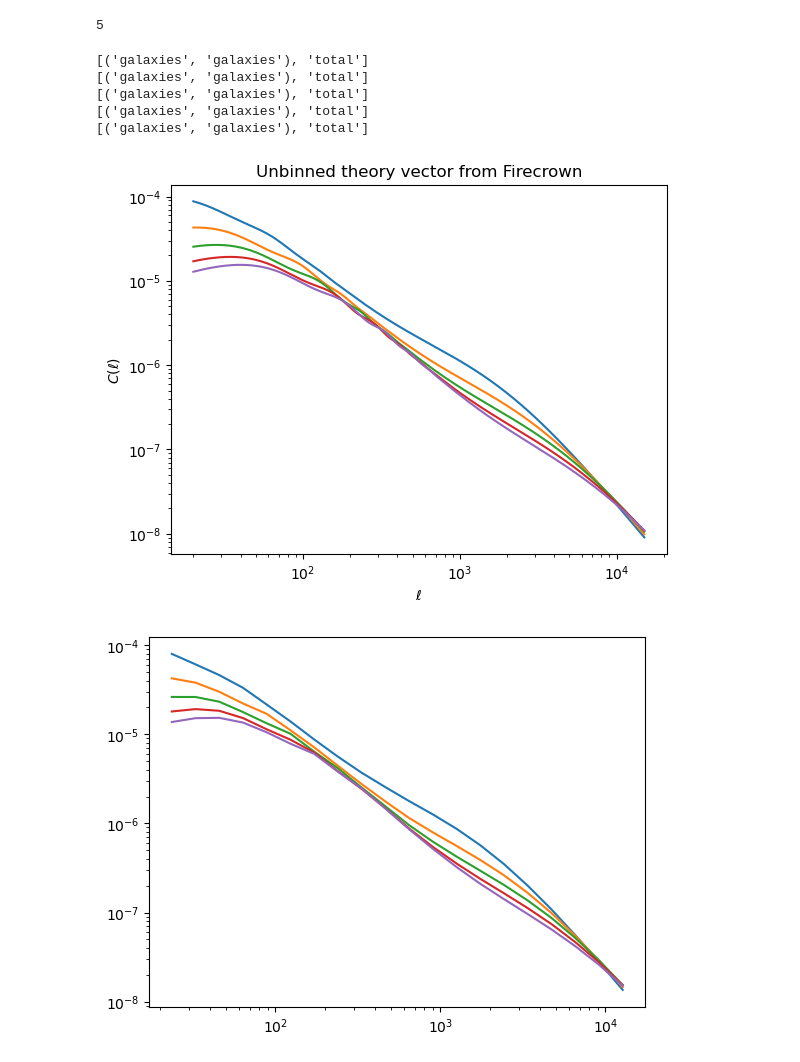
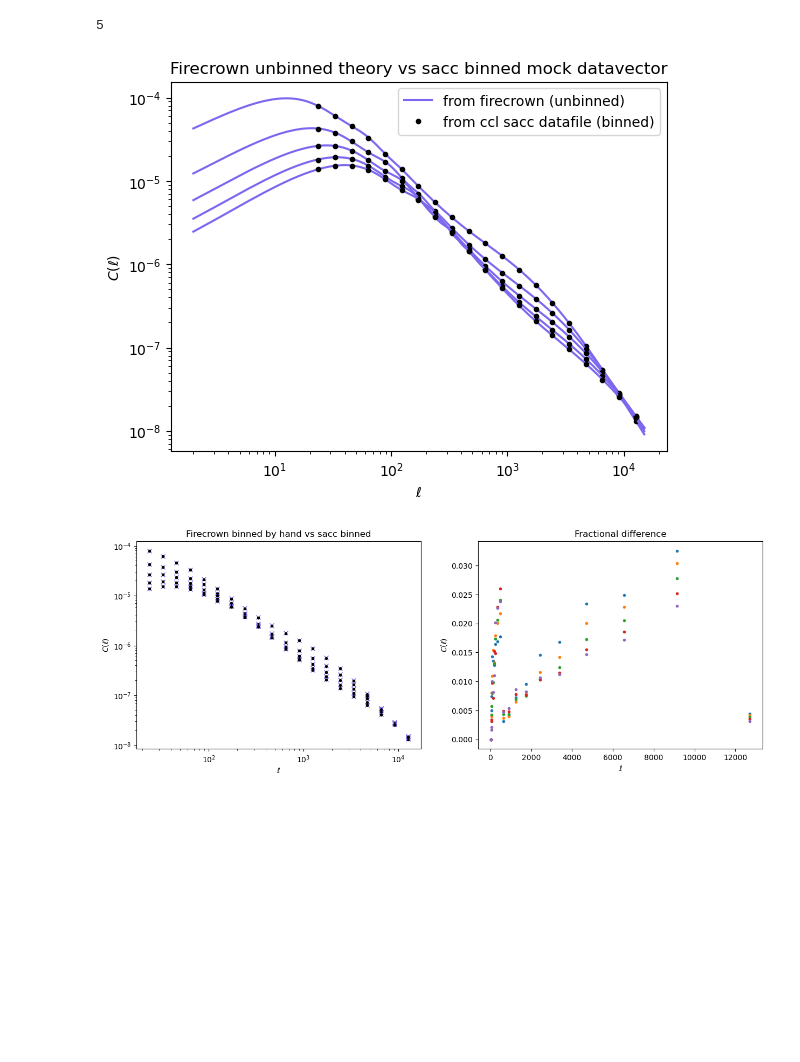
Before and after one commit to LSSTDESC/forecasting, a Jupyter notebook: DESC_SRD/Notebooks/AccessFirecrownLikelihood.ipynb, the cells around one changed output. Saved outputs shown, nothing was run; the diff lists cells and outputs as text; code cells hidden in the pictures; blank space fills up the shorter version.

```diff
--- a/DESC_SRD/Notebooks/AccessFirecrownLikelihood.ipynb
+++ b/DESC_SRD/Notebooks/AccessFirecrownLikelihood.ipynb
@@ -163,36 +166,52 @@ print(len(likelihood.statistics))
 # %% [output]
 5
 # %%
-for i in range(5):
-    print(list(likelihood.statistics[i].cells.keys()))
-    ells = likelihood.statistics[i].ells
-    c_ells_gg = likelihood.statistics[i].cells[("galaxies", "galaxies")]
-    plt.loglog(ells, c_ells_gg, label='z bin %d'%(i+1))
+for i in range(len(likelihood.statistics)):
+    #print(list(likelihood.statistics[i].cells.keys()))
+    ells_fc = likelihood.statistics[i].ells
+    c_ells_gg_fc = likelihood.statistics[i].cells[("galaxies", "galaxies")]
+    l_sacc, cl_gg_sacc= sacc_data.get_ell_cl('galaxy_density_cl', 'lens%d'%i, 'lens%d'%i)#, return_cov=True, return_ind=True)
+
+    if i==0:
+        plt.loglog(ells_fc, c_ells_gg_fc, color='mediumslateblue', label='from firecrown (unbinned)')
+        plt.loglog(l_sacc, cl_gg_sacc, '.', color='black', label='from ccl sacc datafile (binned)')
+    else:
+        plt.loglog(ells_fc, c_ells_gg_fc, color='mediumslateblue')
+        plt.loglog(l_sacc, cl_gg_sacc, '.', color='black')
+
 plt.xlabel(r'$\ell$')
 plt.ylabel(r'$C(\ell)$')
-plt.title('Unbinned theory vector from Firecrown')
+plt.legend()
+plt.title('Firecrown unbinned theory vs sacc binned mock datavector')
 plt.show()
 # %% [output]
-[('galaxies', 'galaxies'), 'total']
-[('galaxies', 'galaxies'), 'total']
-[('galaxies', 'galaxies'), 'total']
-[('galaxies', 'galaxies'), 'total']
-[('galaxies', 'galaxies'), 'total']
-[figure, old version]
+[figure, new version]
 # %%
-# bin using tophat window function
+# bin myself using tophat window function
 nbin_ell = 20
 lmin = 20
 lmax = 15000
 ell_edges = np.geomspace(lmin, lmax, nbin_ell+1)
 ell_centers = [lmin**(1-(i+0.5)/nbin_ell)*lmax**((i+0.5)/nbin_ell) for i in range(nbin_ell)]
 
+fig, (ax1, ax2) = plt.subplots(1, 2, figsize=(15,5))
+for i in range(len(likelihood.statistics)):
+    ells_fc = likelihood.statistics[i].ells
+    c_ells_gg_fc = likelihood.statistics[i].cells[("galaxies", "galaxies")]
+    l_sacc, cl_gg_sacc= sacc_data.get_ell_cl('galaxy_density_cl', 'lens%d'%i, 'lens%d'%i)#, return_cov=True, return_ind=True)
 
-for i in range(5):
-    ells = likelihood.statistics[i].ells
-    c_ells_gg = likelihood.statistics[i].cells[("galaxies", "galaxies")]
-    cl_binned=[np.mean(c_ells_gg[(ells>=ell_edges[j]) & (ells<=ell_edges[j+1])]) for j in range(nbin_ell)]
-    plt.loglog(ell_centers, cl_binned)
+    cl_binned=[np.mean(c_ells_gg_fc[(ells_fc>=ell_edges[j]) & (ells_fc<=ell_edges[j+1])]) for j in range(nbin_ell)]
+    ax1.loglog(ell_centers, cl_binned, 'x', color='mediumslateblue')
+    ax1.loglog(l_sacc, cl_gg_sacc, '.', color='black')
+    ax2.plot(ell_centers, (cl_binned-cl_gg_sacc)/cl_gg_sacc, '.')
+ax1.set_xlabel(r'$\ell$')
+ax1.set_ylabel(r'$C(\ell)$')
+ax1.set_title('Firecrown binned by hand vs sacc binned')
+
+ax2.set_xlabel(r'$\ell$')
+ax2.set_ylabel(r'$C(\ell)$')
+ax2.set_title('Fractional difference')
+plt.show()
 # %% [output]
-[figure, old version]
+[figure, new version]
 # %%
```
Also changed, not shown: parts of 7 cells of this notebook, 3 other files.
